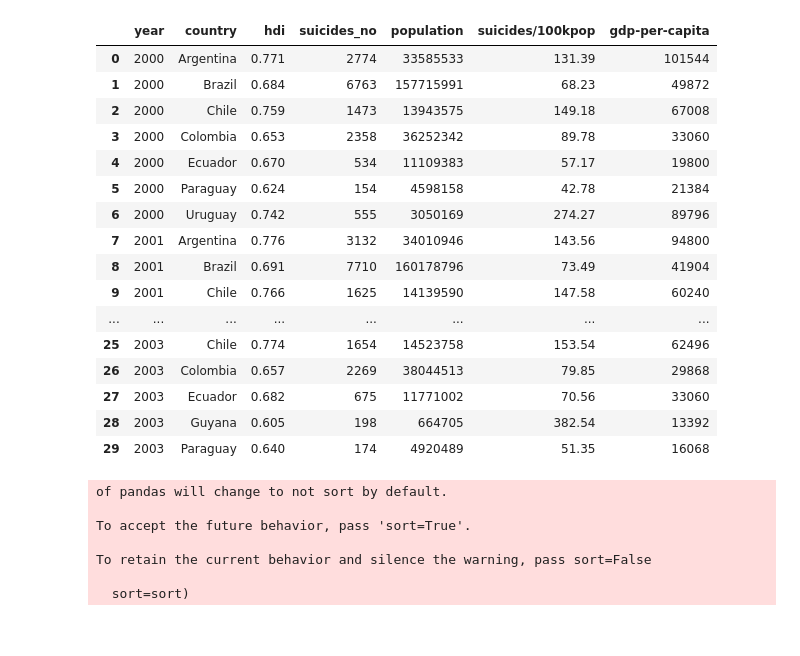
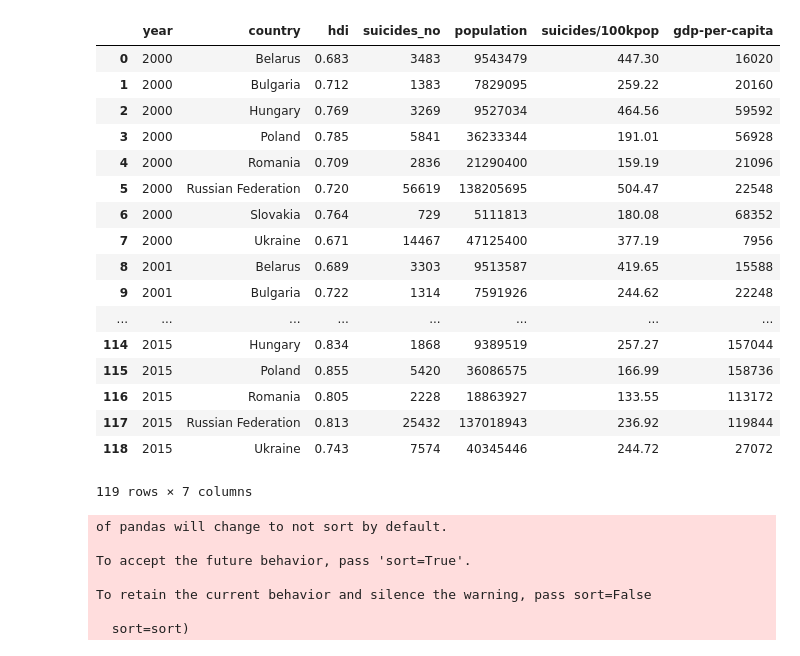
Before and after one commit to elianamsf/suicide-data-science, a Jupyter notebook: suicide_analytics.ipynb, the cells around one changed output. Drawn from its saved outputs; the diff is of its cells as text; code cells hidden in the pictures.

```diff
--- a/suicide_analytics.ipynb
+++ b/suicide_analytics.ipynb
@@ -46,7 +46,7 @@ central_america = result[(result["sub_region"] == "Central America")]
 central_asia = result[(result["sub_region"] == "Central Asia")]
 eastern_africa = result[(result["sub_region"] == "Eastern Africa")]
 eastern_asia = result[(result["sub_region"] == "Eastern Asia")]
-eastern_europe = result[(result["sub_region"] == "Eastern Europa")]
+eastern_europe = result[(result["sub_region"] == "Eastern Europe")]
 melanesia = result[(result["sub_region"] == "Melanesia")]
 micronesia = result[(result["sub_region"] == "Micronesia")]
 northern_america = result[(result["sub_region"] == "Northern America")]
@@ -85,24 +69,26 @@ south_america[(south_america["country" ]== "Paraguay") & (south_america["year" ]
 # %%
 group_sa = south_america.groupby(["year","country","hdi"], as_index=False).sum()
-group_sa.head(30)
+group_ee = eastern_europe.groupby(["year","country","hdi"], as_index=False).sum()
+group_ee.head(500)
 # %% [output]
 |  | year | country | hdi | suicides_no | population | suicides/100kpop | gdp-per-capita |
-| 0 | 2000 | Argentina | 0.771 | 2774 | 33585533 | 131.39 | 101544 |
-| 1 | 2000 | Brazil | 0.684 | 6763 | 157715991 | 68.23 | 49872 |
-| 2 | 2000 | Chile | 0.759 | 1473 | 13943575 | 149.18 | 67008 |
-| 3 | 2000 | Colombia | 0.653 | 2358 | 36252342 | 89.78 | 33060 |
-| 4 | 2000 | Ecuador | 0.670 | 534 | 11109383 | 57.17 | 19800 |
-| 5 | 2000 | Paraguay | 0.624 | 154 | 4598158 | 42.78 | 21384 |
-| 6 | 2000 | Uruguay | 0.742 | 555 | 3050169 | 274.27 | 89796 |
-| 7 | 2001 | Argentina | 0.776 | 3132 | 34010946 | 143.56 | 94800 |
-| 8 | 2001 | Brazil | 0.691 | 7710 | 160178796 | 73.49 | 41904 |
-| 9 | 2001 | Chile | 0.766 | 1625 | 14139590 | 147.58 | 60240 |
+| 0 | 2000 | Belarus | 0.683 | 3483 | 9543479 | 447.30 | 16020 |
+| 1 | 2000 | Bulgaria | 0.712 | 1383 | 7829095 | 259.22 | 20160 |
+| 2 | 2000 | Hungary | 0.769 | 3269 | 9527034 | 464.56 | 59592 |
+| 3 | 2000 | Poland | 0.785 | 5841 | 36233344 | 191.01 | 56928 |
+| 4 | 2000 | Romania | 0.709 | 2836 | 21290400 | 159.19 | 21096 |
+| 5 | 2000 | Russian Federation | 0.720 | 56619 | 138205695 | 504.47 | 22548 |
+| 6 | 2000 | Slovakia | 0.764 | 729 | 5111813 | 180.08 | 68352 |
+| 7 | 2000 | Ukraine | 0.671 | 14467 | 47125400 | 377.19 | 7956 |
+| 8 | 2001 | Belarus | 0.689 | 3303 | 9513587 | 419.65 | 15588 |
+| 9 | 2001 | Bulgaria | 0.722 | 1314 | 7591926 | 244.62 | 22248 |
 | ... | ... | ... | ... | ... | ... | ... | ... |
-| 25 | 2003 | Chile | 0.774 | 1654 | 14523758 | 153.54 | 62496 |
-| 26 | 2003 | Colombia | 0.657 | 2269 | 38044513 | 79.85 | 29868 |
-| 27 | 2003 | Ecuador | 0.682 | 675 | 11771002 | 70.56 | 33060 |
-| 28 | 2003 | Guyana | 0.605 | 198 | 664705 | 382.54 | 13392 |
-| 29 | 2003 | Paraguay | 0.640 | 174 | 4920489 | 51.35 | 16068 |
+| 114 | 2015 | Hungary | 0.834 | 1868 | 9389519 | 257.27 | 157044 |
+| 115 | 2015 | Poland | 0.855 | 5420 | 36086575 | 166.99 | 158736 |
+| 116 | 2015 | Romania | 0.805 | 2228 | 18863927 | 133.55 | 113172 |
+| 117 | 2015 | Russian Federation | 0.813 | 25432 | 137018943 | 236.92 | 119844 |
+| 118 | 2015 | Ukraine | 0.743 | 7574 | 40345446 | 244.72 | 27072 |
+119 rows × 7 columns
 # %%
 #Função para colocar valores nulos.
 def insert_zero(df,start = 2000, end = 2016):
```
Also changed, not shown: parts of 12 cells of this notebook.
